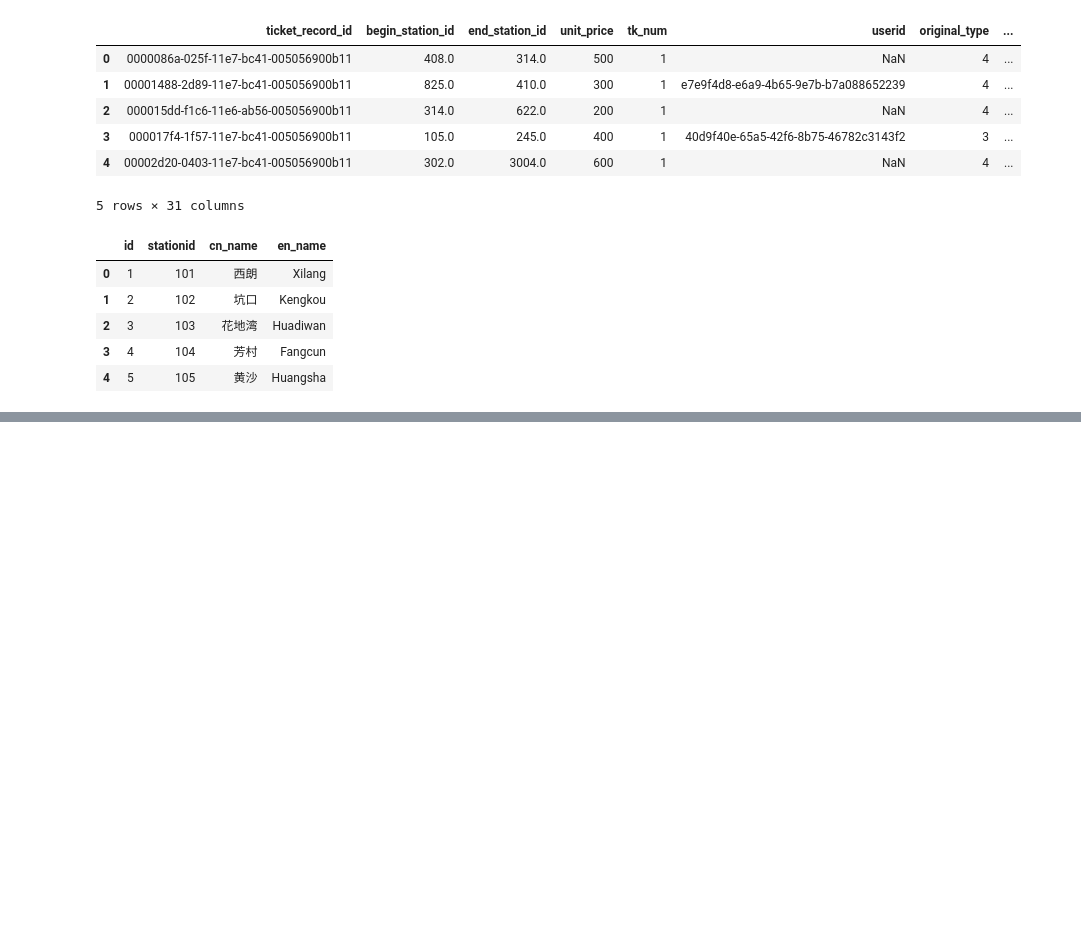
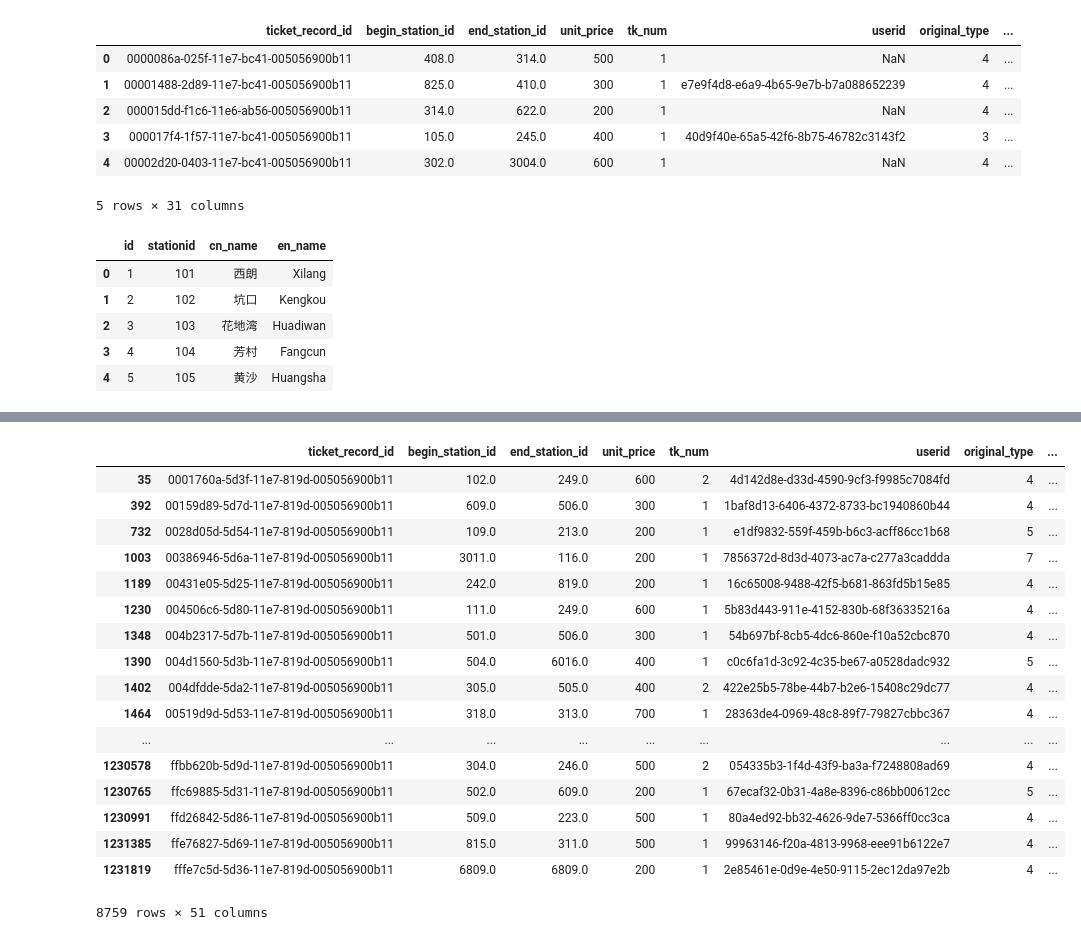
Before and after one commit to abcdddxy/Subway, a Jupyter notebook: Mouth1-6.ipynb, the cells around one changed output, grey strips where cells are left out. Drawn from its saved outputs; the diff is of its cells as text; code cells hidden in the pictures; blank space fills up the shorter version.

```diff
--- a/Mouth1-6.ipynb
+++ b/Mouth1-6.ipynb
@@ -202 +225,7 @@ hot_route=hot_route.groupby(['begin_station','end_station']).sum()
 # print (hot_route)
+# %%
+#处理天气数据
+weather = pd.read_csv('./数据（1-6月）/weather/weather.csv')
+weather['date'] = pd.to_datetime(weather['date'], format='%Y-%m-%d')
+weather = weather[weather.date > datetime.date(2017, 1, 17)]
+weather.shape
@@ -202,0 +234,6 @@ hot_route=hot_route.groupby(['begin_station','end_station']).sum()
+# %%
+weather['hmean'] = (weather.hmax + weather.hmin) / 2
+weather.hmean[weather.hmean >= 30].count()  # 26度及以上 56
+weather.hmean[(weather.hmean >= 20)
+              & (weather.hmean < 30)].count()  # 19度及以上26度以下 54
+weather.hmean[weather.hmean < 20].count()  # 19度以下 52
@@ -202,0 +261,10 @@ hot_route=hot_route.groupby(['begin_station','end_station']).sum()
+# %%
+def rain(x):
+    if u'雨' in str(x):
+        return 1
+    else:
+        return 0
+# %%
+weather['rain'] = weather['weather'].apply(rain)
+data['rain'] = data['weather'].apply(rain)
+data.head()
@@ -202,0 +332,39 @@ hot_route=hot_route.groupby(['begin_station','end_station']).sum()
+# %%
+#test
+# data['time_end_day'][1]
+# 162 / 3
+# weather.head()
+# data.time_end_day[0] == weather.date[427]
+# u'雨' in str(weather.weather[420])
+# data[data['rain'] == 0].groupby(['time_end_day']).count()
+# data[data['rain'] == 0].shape
+# test = data['time_end_day'][data['rain'] == 1].duplicated()
+# test = test.value_counts()[False]
+# 'a' in ['ab', 'b']
+# data['time_end_day'][data.hmean >= 30].duplicated().value_counts()[False]
+# data.hmean[0]
+# data.shape
+# weather.weather[382]
+# len(good_date)
+# len(bad_date)
+# bad_date
+data[data.time_end_day == datetime.date(2017, 6, 30)]
+# %% [output]
+|  | ticket_record_id | begin_station_id | end_station_id | unit_price | tk_num | userid | original_type | ... |
+| 35 | 0001760a-5d3f-11e7-819d-005056900b11 | 102.0 | 249.0 | 600 | 2 | 4d142d8e-d33d-4590-9cf3-f9985c7084fd | 4 | ... |
+| 392 | 00159d89-5d7d-11e7-819d-005056900b11 | 609.0 | 506.0 | 300 | 1 | 1baf8d13-6406-4372-8733-bc1940860b44 | 4 | ... |
+| 732 | 0028d05d-5d54-11e7-819d-005056900b11 | 109.0 | 213.0 | 200 | 1 | e1df9832-559f-459b-b6c3-acff86cc1b68 | 5 | ... |
+| 1003 | 00386946-5d6a-11e7-819d-005056900b11 | 3011.0 | 116.0 | 200 | 1 | 7856372d-8d3d-4073-ac7a-c277a3caddda | 7 | ... |
+| 1189 | 00431e05-5d25-11e7-819d-005056900b11 | 242.0 | 819.0 | 200 | 1 | 16c65008-9488-42f5-b681-863fd5b15e85 | 4 | ... |
+| 1230 | 004506c6-5d80-11e7-819d-005056900b11 | 111.0 | 249.0 | 600 | 1 | 5b83d443-911e-4152-830b-68f36335216a | 4 | ... |
+| 1348 | 004b2317-5d7b-11e7-819d-005056900b11 | 501.0 | 506.0 | 300 | 1 | 54b697bf-8cb5-4dc6-860e-f10a52cbc870 | 4 | ... |
+| 1390 | 004d1560-5d3b-11e7-819d-005056900b11 | 504.0 | 6016.0 | 400 | 1 | c0c6fa1d-3c92-4c35-be67-a0528dadc932 | 5 | ... |
+| 1402 | 004dfdde-5da2-11e7-819d-005056900b11 | 305.0 | 505.0 | 400 | 2 | 422e25b5-78be-44b7-b2e6-15408c29dc77 | 4 | ... |
+| 1464 | 00519d9d-5d53-11e7-819d-005056900b11 | 318.0 | 313.0 | 700 | 1 | 28363de4-0969-48c8-89f7-79827cbbc367 | 4 | ... |
+| ... | ... | ... | ... | ... | ... | ... | ... | ... |
+| 1230578 | ffbb620b-5d9d-11e7-819d-005056900b11 | 304.0 | 246.0 | 500 | 2 | 054335b3-1f4d-43f9-ba3a-f7248808ad69 | 4 | ... |
+| 1230765 | ffc69885-5d31-11e7-819d-005056900b11 | 502.0 | 609.0 | 200 | 1 | 67ecaf32-0b31-4a8e-8396-c86bb00612cc | 5 | ... |
+| 1230991 | ffd26842-5d86-11e7-819d-005056900b11 | 509.0 | 223.0 | 500 | 1 | 80a4ed92-bb32-4626-9de7-5366ff0cc3ca | 4 | ... |
+| 1231385 | ffe76827-5d69-11e7-819d-005056900b11 | 815.0 | 311.0 | 500 | 1 | 99963146-f20a-4813-9968-eee91b6122e7 | 4 | ... |
+| 1231819 | fffe7c5d-5d36-11e7-819d-005056900b11 | 6809.0 | 6809.0 | 200 | 1 | 2e85461e-0d9e-4e50-9115-2ec12da97e2b | 4 | ... |
+8759 rows × 51 columns
```
Also changed, not shown: parts of 20 cells of this notebook.
